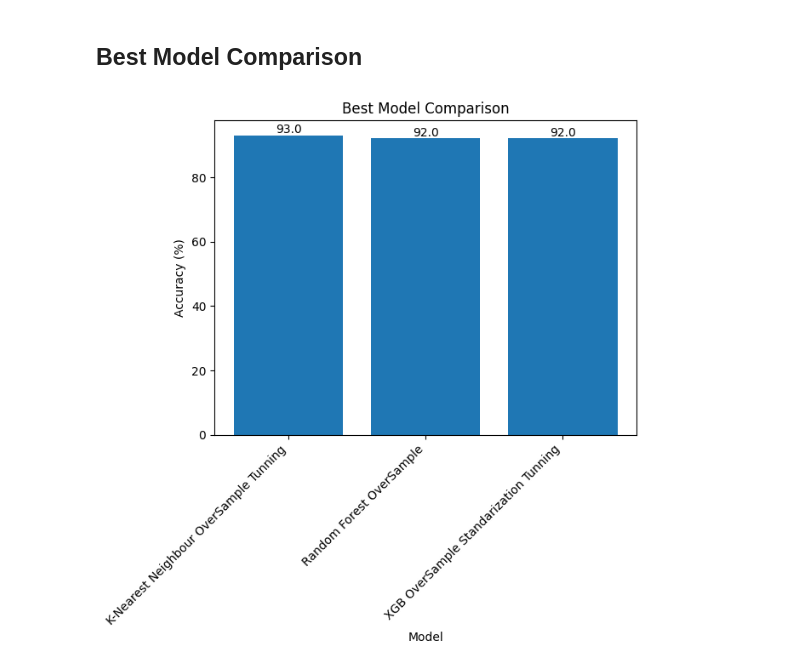
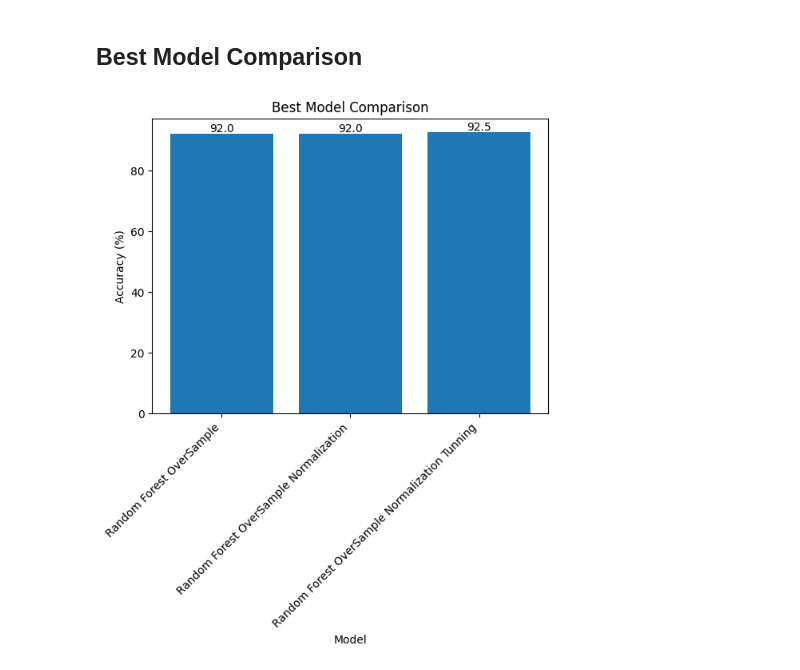
Before and after one commit to bimarakajati/Heart-Failure-Prediction, a Jupyter notebook: Trainer.ipynb, the cells around one changed output. Cells and saved outputs as stored; diff of their text form; code cells hidden in the pictures.

```diff
--- a/Trainer.ipynb
+++ b/Trainer.ipynb
@@ -1154,20 +1174,20 @@ plt.show()
 # %%
 # Data frame
 model_compBest = pd.DataFrame({
- 'Model': ['K-Nearest Neighbour OverSample Tunning', 'Random Forest OverSample', 'XGB OverSample Standarization Tunning'],
- 'Accuracy': [accuracy_knn_smote_normal_Tun*100, accuracy_rf_smote_normal*100, accuracy_xgb_smote_normal_Tun*100]
+ 'Model': ['Random Forest OverSample', 'Random Forest OverSample Normalization', 'Random Forest OverSample Normalization Tunning'],
+ 'Accuracy': [accuracy_rf_smote*100, accuracy_rf_smote_normal*100, accuracy_rf_smote_normal_Tun*100]
 })
 # Membuat bar plot dengan keterangan jumlah
 fig, ax = plt.subplots()
 bars = plt.bar(model_compBest['Model'], model_compBest['Accuracy'])
 plt.xlabel('Model')
 plt.ylabel('Accuracy (%)')
 plt.title('Best Model Comparison')
 plt.xticks(rotation=45, ha='right') # Untuk memutar label sumbu x agar lebih mudah dibaca
 # Menambahkan keterangan jumlah di atas setiap bar
 for bar in bars:
  yval = bar.get_height()
  plt.text(bar.get_x() + bar.get_width()/2, yval, round(yval, 2), ha='center', va='bottom')
 plt.show()
 # %% [output]
-[figure, old version]
+[figure, new version]
```
Also changed, not shown: parts of 33 cells of this notebook, 11 other files.
